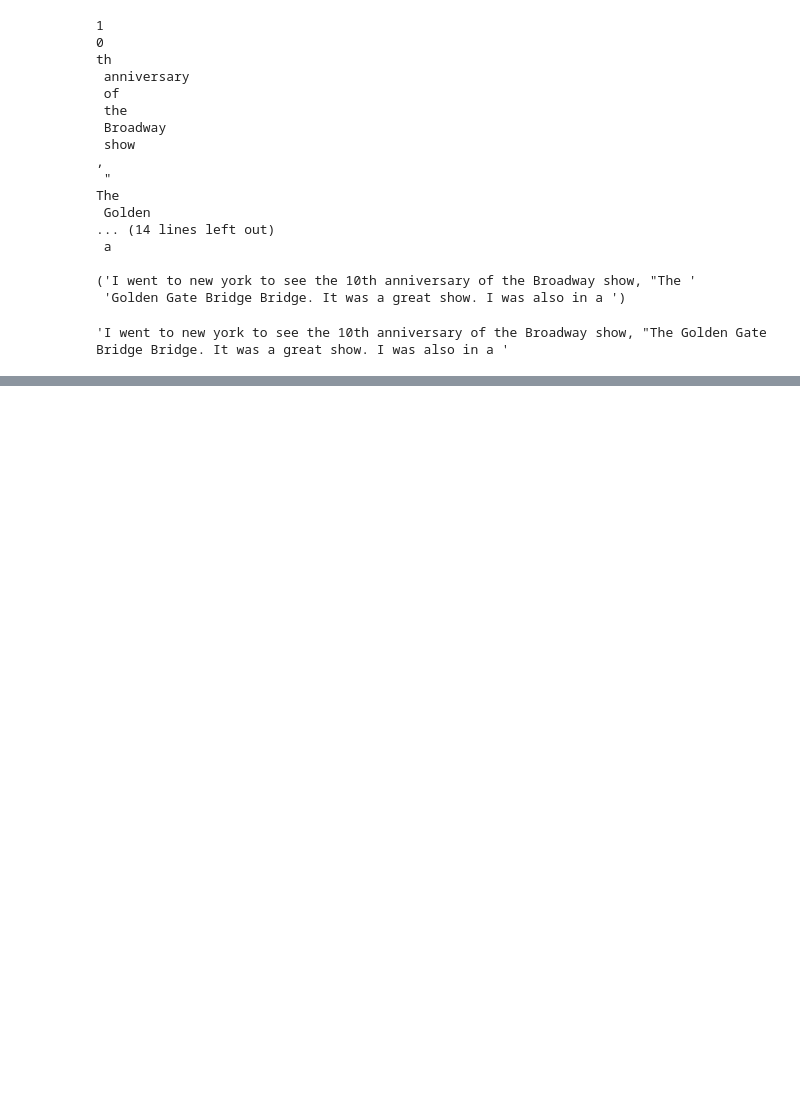
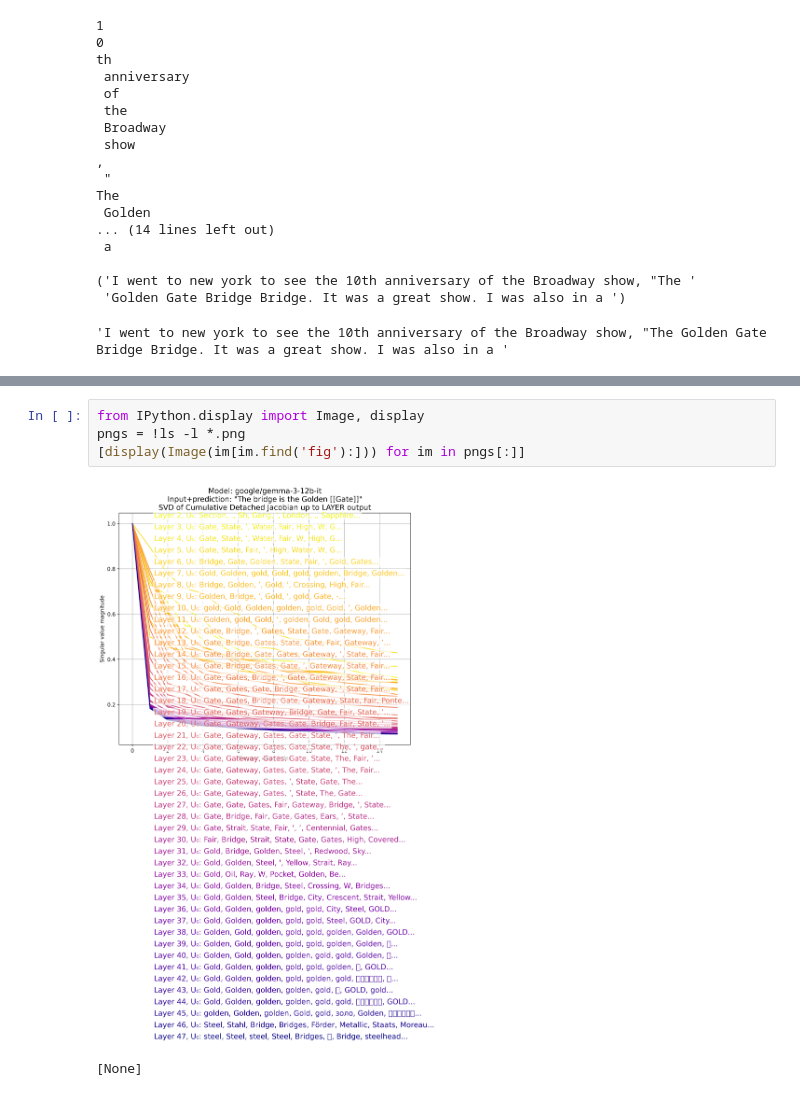
Before and after one commit to jamesgolden1/equivalent-linear-LLMs, a Jupyter notebook: notebooks/gemma_3/gemma_3_12B_locally_linear_steering.ipynb, the cells around one changed output, grey strips where cells are left out. Saved outputs shown, nothing was run; the diff lists cells and outputs as text; blank space fills up the shorter version.

```diff
--- a/notebooks/gemma_3/gemma_3_12B_locally_linear_steering.ipynb
+++ b/notebooks/gemma_3/gemma_3_12B_locally_linear_steering.ipynb
@@ -180,0 +208,7 @@ The
+# %%
+from IPython.display import Image, display
+pngs = !ls -l *.png
+[display(Image(im[im.find('fig'):])) for im in pngs[:]]
+# %% [output]
+[figure, added]
+[None]
```
Also changed, not shown: parts of 2 cells of this notebook.
